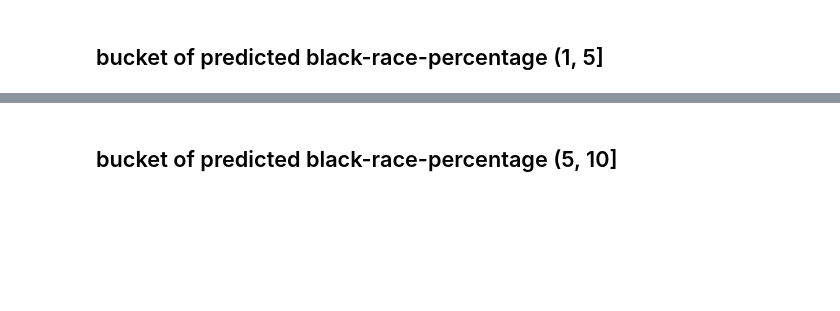
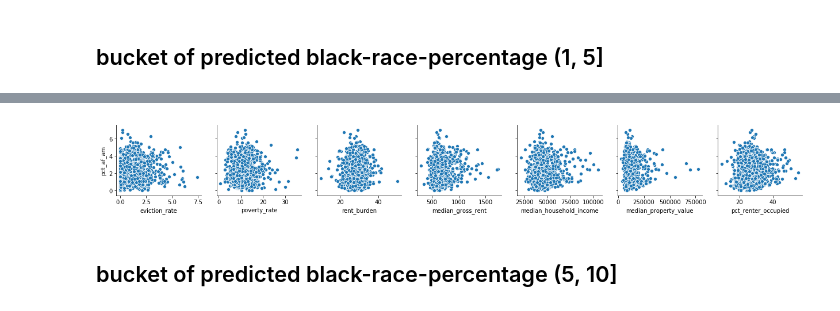
Before and after one commit to SophieGarden/Renter-Eviction-Predict, a Jupyter notebook: Causal_Effect_Race_Eviction.ipynb, the cells around one changed output, grey strips where cells are left out. Cells and saved outputs as stored; diff of their text form; code cells hidden in the pictures; blank space fills up the shorter version.

```diff
--- a/Causal_Effect_Race_Eviction.ipynb
+++ b/Causal_Effect_Race_Eviction.ipynb
@@ -335,0 +259,10 @@ array([1.        , 0.0714252 , 0.11528813, 0.07601134, 0.03638695,
+# %%
+df_16_1 = df_p[(df_p.y_pred > 1) & (df_p.y_pred <= 5)]
+
+sns.pairplot(data=df_16_1, x_vars=['eviction_rate','poverty_rate', 'rent_burden', 'median_gross_rent',
+       'median_household_income', 'median_property_value', 'pct_renter_occupied'],
+                  y_vars=['pct_af_am'])
+corr16_1 = df_16_1.loc[:,['pct_af_am','eviction_rate','poverty_rate', 'rent_burden', 'median_gross_rent',
+       'median_household_income', 'median_property_value', 'pct_renter_occupied']].corr()
+corr16_1.head(1)
+# %% [output]
@@ -336,2 +271,3 @@ array([1.        , 0.0714252 , 0.11528813, 0.07601134, 0.03638695,
+[figure, added]
 # %% [markdown]
 ## bucket of predicted black-race-percentage (5, 10]
```
Also changed, not shown: parts of 33 cells of this notebook, 2 other files.
